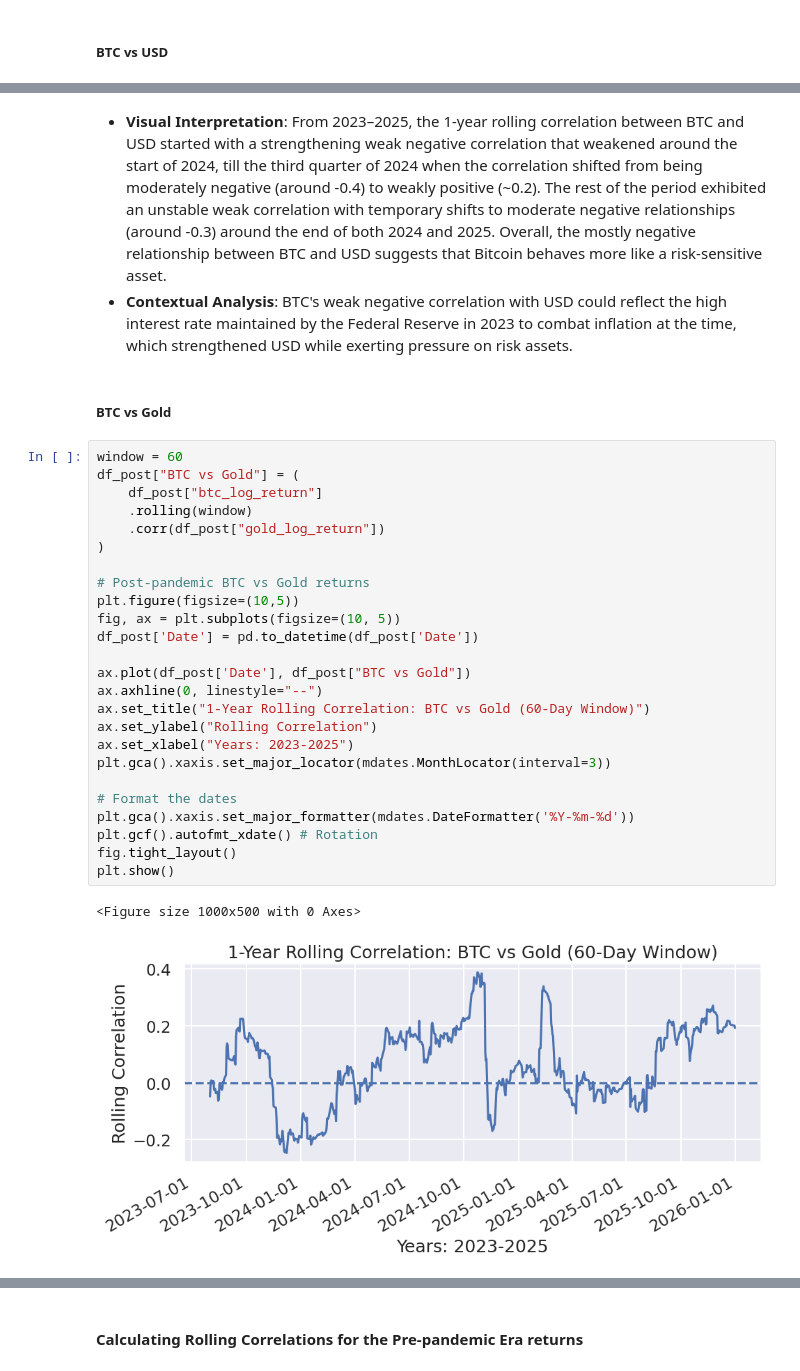
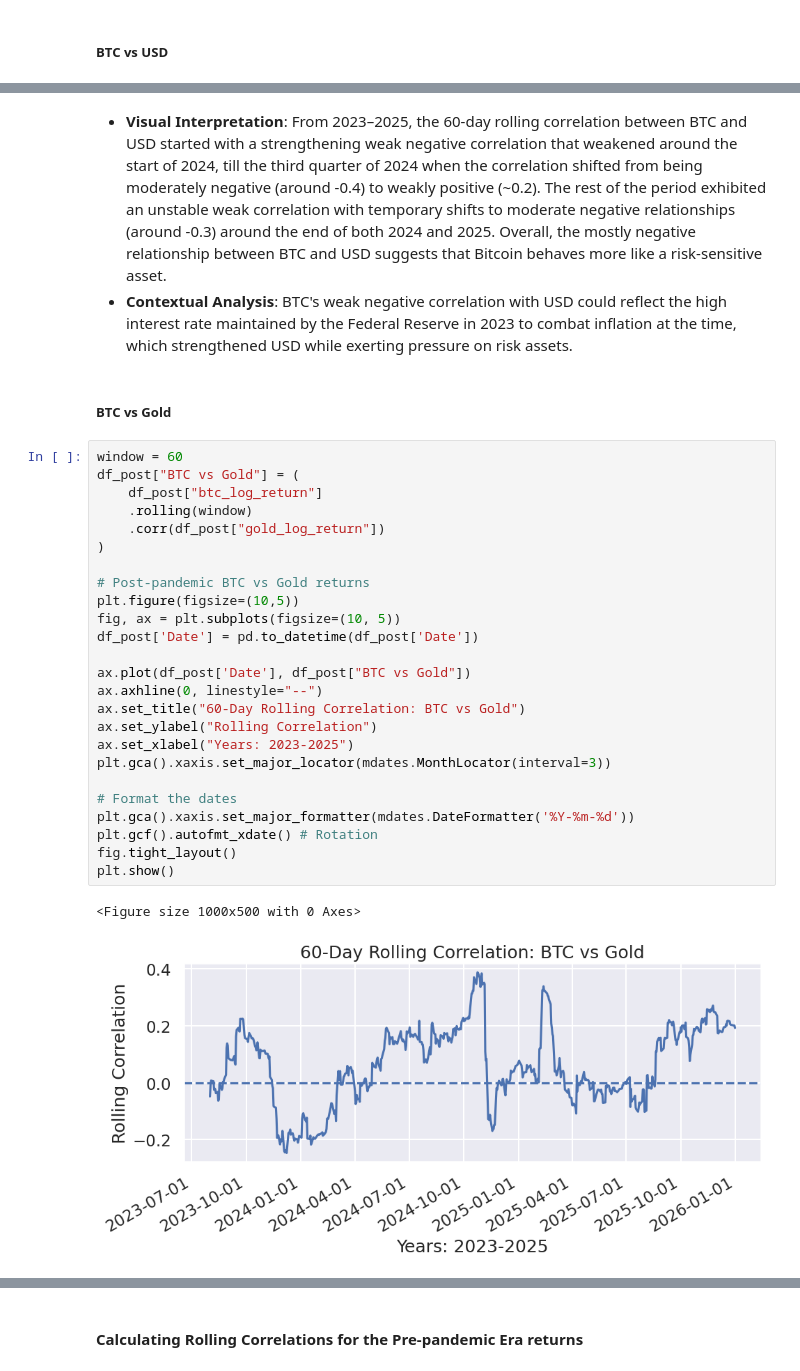
Before and after one commit to COGS108/Group110_WI26, a Jupyter notebook: 03-FinalProject.ipynb, the cells around one changed output, grey strips where cells are left out. Saved outputs shown, nothing was run; the diff lists cells and outputs as text.

```diff
--- a/03-FinalProject.ipynb
+++ b/03-FinalProject.ipynb
@@ -1318,34 +1514,34 @@ plt.show()
 # %% [markdown]
-- **Visual Interpretation**: From 2023–2025, the 1-year rolling correlation between BTC and USD started with a strengthening weak negative correlation that weakened around the start of 2024, till the third quarter of 2024 when the correlation shifted from being moderately negative (around -0.4) to weakly positive (~0.2). The rest of the period exhibited an unstable weak correlation with temporary shifts to moderate negative relationships (around -0.3) around the end of both 2024 and 2025. Overall, the mostly negative relationship between BTC and USD suggests that Bitcoin behaves more like a risk-sensitive asset.
+- **Visual Interpretation**: From 2023–2025, the 60-day rolling correlation between BTC and USD started with a strengthening weak negative correlation that weakened around the start of 2024, till the third quarter of 2024 when the correlation shifted from being moderately negative (around -0.4) to weakly positive (~0.2). The rest of the period exhibited an unstable weak correlation with temporary shifts to moderate negative relationships (around -0.3) around the end of both 2024 and 2025. Overall, the mostly negative relationship between BTC and USD suggests that Bitcoin behaves more like a risk-sensitive asset.
 - **Contextual Analysis**: BTC's weak negative correlation with USD could reflect the high interest rate maintained by the Federal Reserve in 2023 to combat inflation at the time, which strengthened USD while exerting pressure on risk assets.
 # %% [markdown]
 ##### BTC vs Gold
 # %%
 window = 60
 df_post["BTC vs Gold"] = (
     df_post["btc_log_return"]
     .rolling(window)
     .corr(df_post["gold_log_return"])
 )
 
 # Post-pandemic BTC vs Gold returns
 plt.figure(figsize=(10,5))
 fig, ax = plt.subplots(figsize=(10, 5))
 df_post['Date'] = pd.to_datetime(df_post['Date'])
 
 ax.plot(df_post['Date'], df_post["BTC vs Gold"])
 ax.axhline(0, linestyle="--")
-ax.set_title("1-Year Rolling Correlation: BTC vs Gold (60-Day Window)")
+ax.set_title("60-Day Rolling Correlation: BTC vs Gold")
 ax.set_ylabel("Rolling Correlation")
 ax.set_xlabel("Years: 2023-2025")
 plt.gca().xaxis.set_major_locator(mdates.MonthLocator(interval=3))
 
 # Format the dates
 plt.gca().xaxis.set_major_formatter(mdates.DateFormatter('%Y-%m-%d'))
 plt.gcf().autofmt_xdate() # Rotation
 fig.tight_layout()
 plt.show()
 # %% [output]
 <Figure size 1000x500 with 0 Axes>
-[figure, old version]
+[figure, new version]
 # %% [markdown]
```
Also changed, not shown: parts of 27 cells of this notebook.
